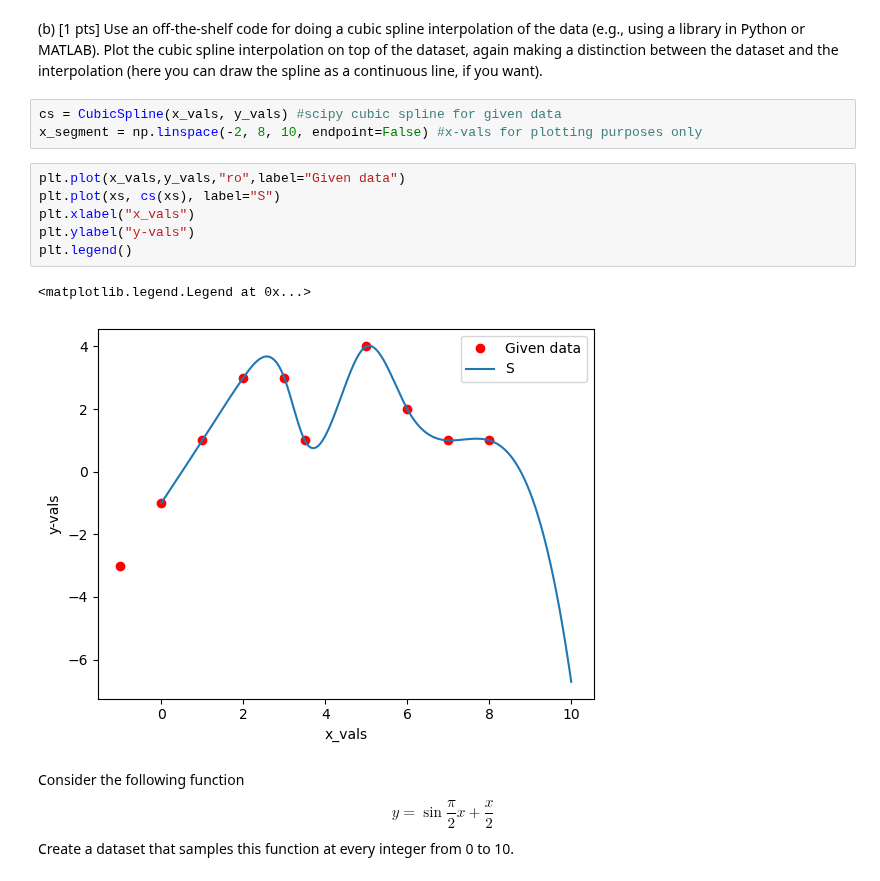
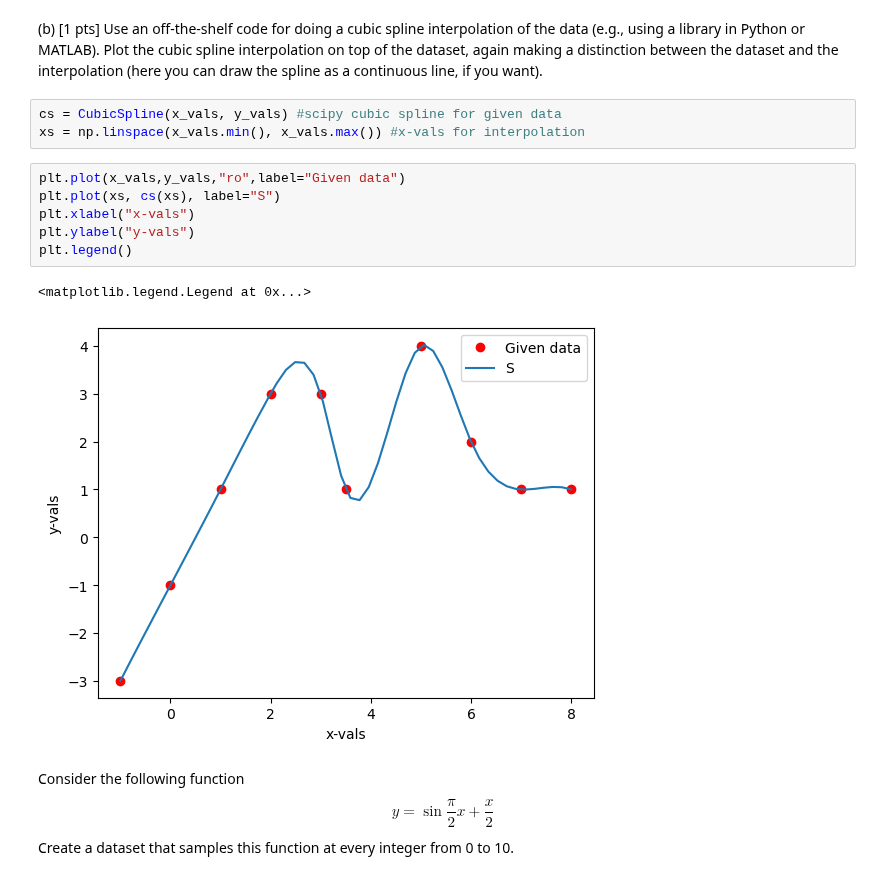
Before and after one commit to kparrine/Computational_Astro, a Jupyter notebook: C1/C1.ipynb, the cells around one changed output. Saved outputs shown, nothing was run; the diff lists cells and outputs as text.

```diff
--- a/C1/C1.ipynb
+++ b/C1/C1.ipynb
@@ -115,16 +115,16 @@ dataset, again making a distinction between the dataset and the interpolation (h
 can draw the spline as a continuous line, if you want).
 # %%
 cs = CubicSpline(x_vals, y_vals) #scipy cubic spline for given data
-x_segment = np.linspace(-2, 8, 10, endpoint=False) #x-vals for plotting purposes only
+xs = np.linspace(x_vals.min(), x_vals.max()) #x-vals for interpolation
 # %%
 plt.plot(x_vals,y_vals,"ro",label="Given data")
 plt.plot(xs, cs(xs), label="S")
-plt.xlabel("x_vals")
+plt.xlabel("x-vals")
 plt.ylabel("y-vals")
 plt.legend()
 # %% [output]
 <matplotlib.legend.Legend at 0x...>
-[figure, old version]
+[figure, new version]
 # %% [markdown]
 Consider the following function
 $$y = \sin{\frac{\pi}{2}x}+\frac{x}{2}$$
```
